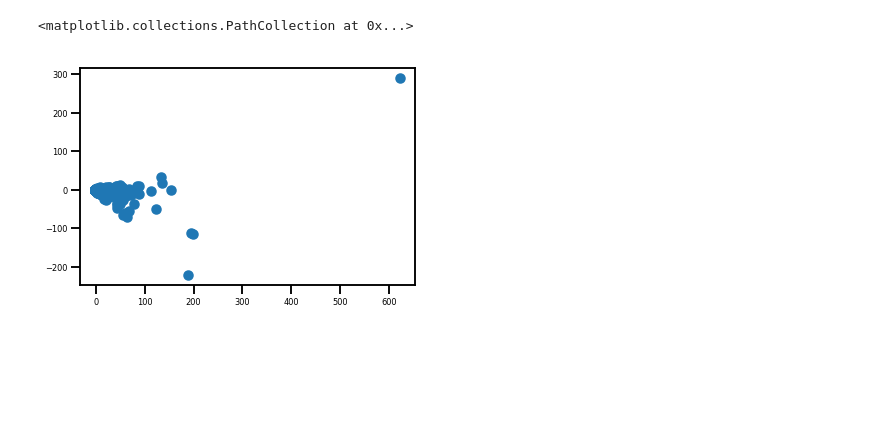
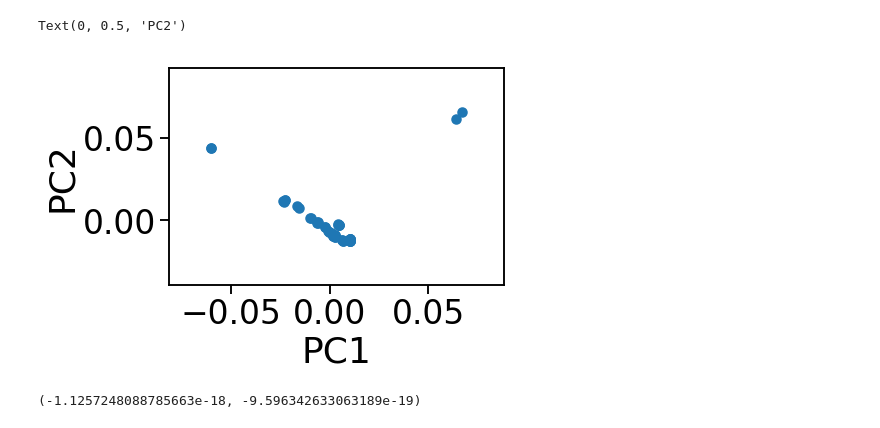
Before and after one commit to NCBI-Hackathons/RNA-Seq-in-the-Cloud, a Jupyter notebook: Expression/dan/exploratory_data.ipynb, the cells around one changed output. Cells and saved outputs as stored; diff of their text form; code cells hidden in the pictures; blank space fills up the shorter version.

```diff
--- a/Expression/dan/exploratory_data.ipynb
+++ b/Expression/dan/exploratory_data.ipynb
@@ -86,9 +43,12 @@ plt.plot(np.cumsum(fit.explained_variance_ratio_))
 # %%
 pca_two = PCA(2)
 # %%
-projected = pca_two.fit_transform(std_df)
+projected = pca_two.fit_transform(df)
-# %%
-plt.scatter(projected[:,0],projected[:,1])
-# %% [output]
-<matplotlib.collections.PathCollection at 0x...>
-[figure, removed]
+# %%
+sns.set_context('talk',font_scale=2)
+plt.scatter(projected[:,0],projected[:,1])
+plt.xlabel('PC1')
+plt.ylabel('PC2')
+# %% [output]
+Text(0, 0.5, 'PC2')
+[figure, added]
@@ -94,0 +63,4 @@ plt.scatter(projected[:,0],projected[:,1])
+# %%
+centroid
+# %% [output]
+(-1.1257248088785663e-18, -9.596342633063189e-19)
```
Also changed, not shown: parts of 26 cells of this notebook.
